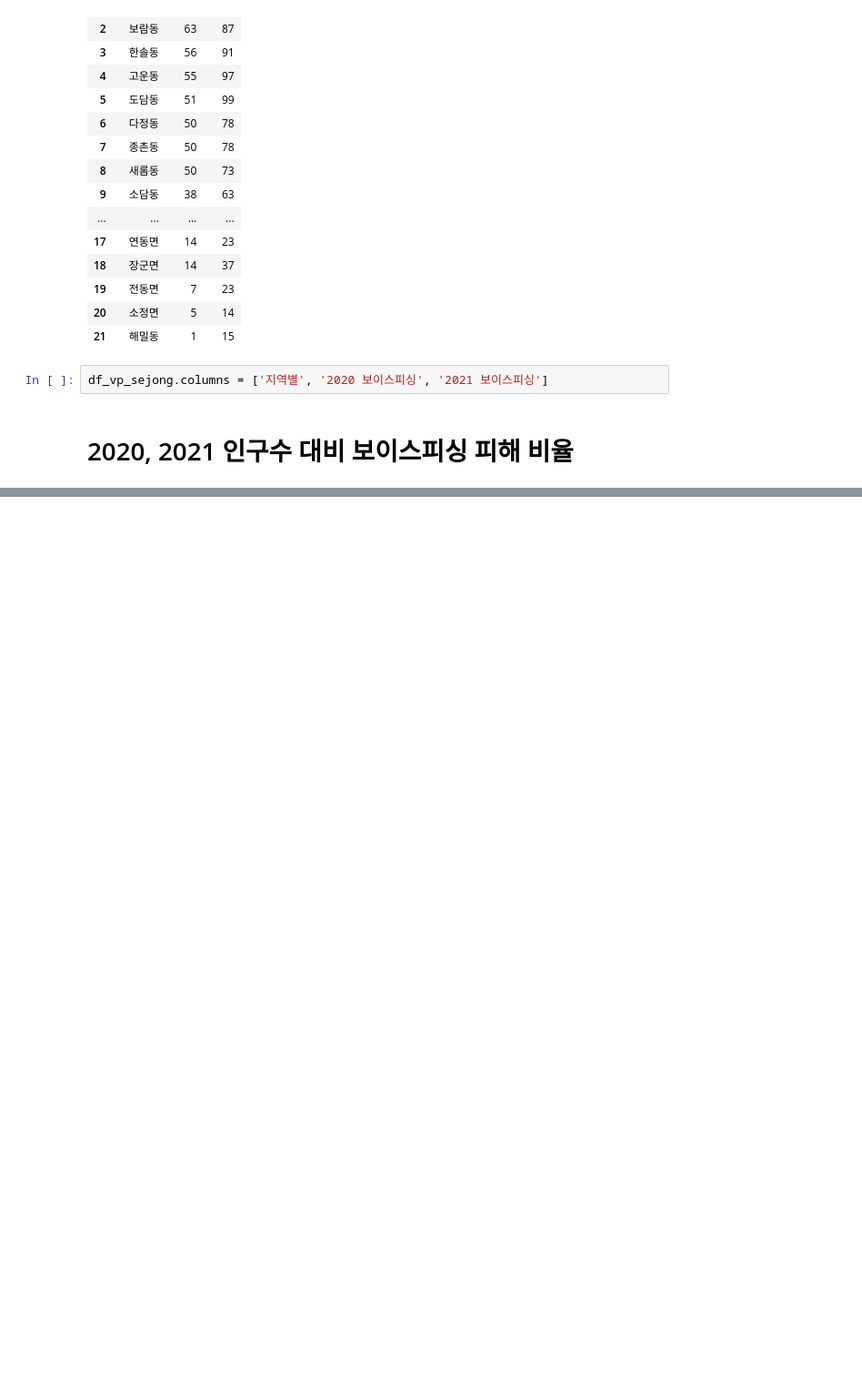
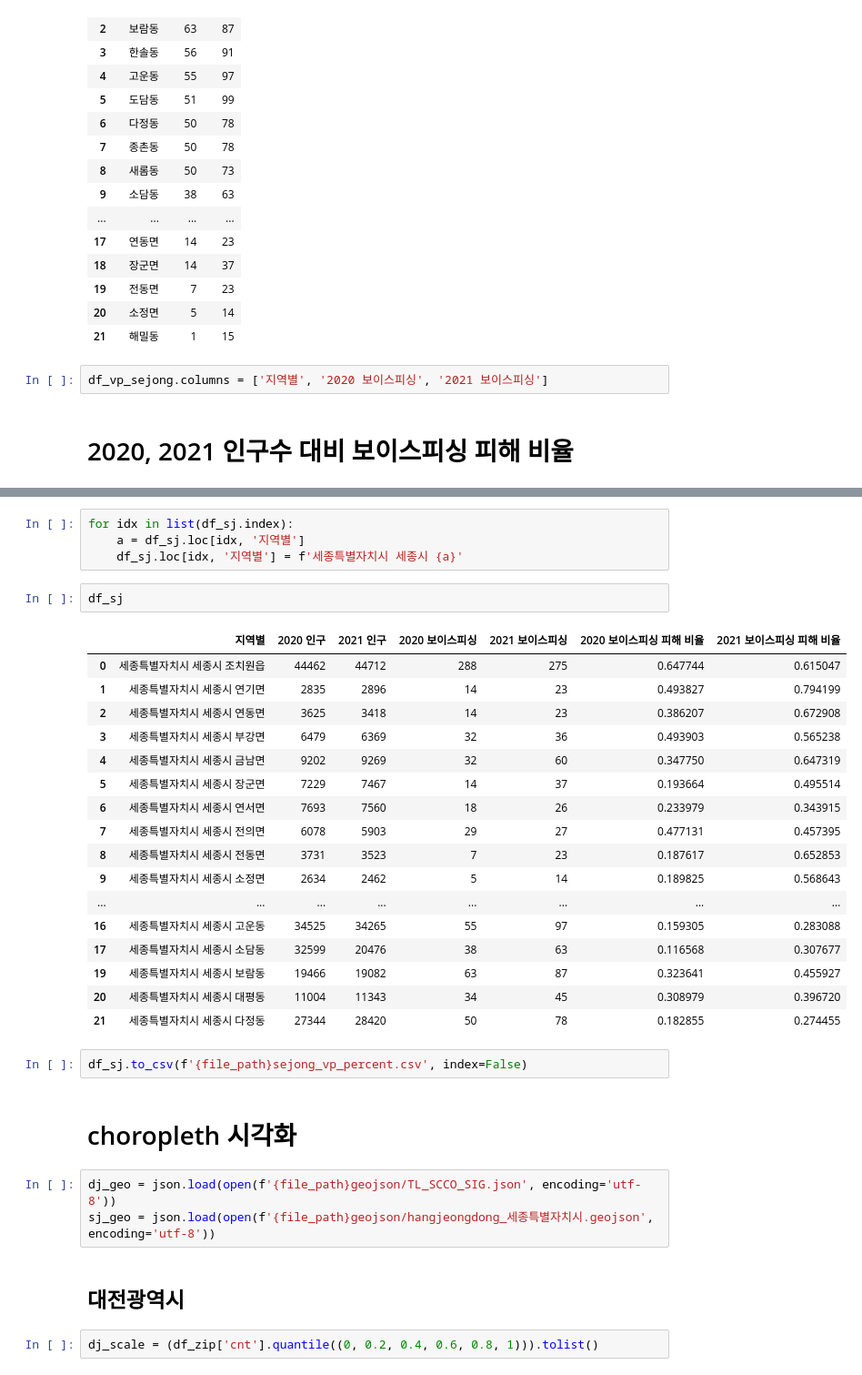
Before and after one commit to slee-02/1986-policing-data, a Jupyter notebook: data_analysis.ipynb, the cells around one changed output, grey strips where cells are left out. Shown: that part at 91% size. Saved outputs shown, nothing was run; the diff lists cells and outputs as text; blank space fills up the shorter version.

```diff
--- a/data_analysis.ipynb
+++ b/data_analysis.ipynb
@@ -232,0 +345,35 @@ df_vp_sejong.columns = ['지역별', '2020 보이스피싱', '2021 보이스피
+# %%
+for idx in list(df_sj.index):
+    a = df_sj.loc[idx, '지역별']
+    df_sj.loc[idx, '지역별'] = f'세종특별자치시 세종시 {a}'
+# %%
+df_sj
+# %% [output]
+|  | 지역별 | 2020 인구 | 2021 인구 | 2020 보이스피싱 | 2021 보이스피싱 | 2020 보이스피싱 피해 비율 | 2021 보이스피싱 피해 비율 |
+| 0 | 세종특별자치시 세종시 조치원읍 | 44462 | 44712 | 288 | 275 | 0.647744 | 0.615047 |
+| 1 | 세종특별자치시 세종시 연기면 | 2835 | 2896 | 14 | 23 | 0.493827 | 0.794199 |
+| 2 | 세종특별자치시 세종시 연동면 | 3625 | 3418 | 14 | 23 | 0.386207 | 0.672908 |
+| 3 | 세종특별자치시 세종시 부강면 | 6479 | 6369 | 32 | 36 | 0.493903 | 0.565238 |
+| 4 | 세종특별자치시 세종시 금남면 | 9202 | 9269 | 32 | 60 | 0.347750 | 0.647319 |
+| 5 | 세종특별자치시 세종시 장군면 | 7229 | 7467 | 14 | 37 | 0.193664 | 0.495514 |
+| 6 | 세종특별자치시 세종시 연서면 | 7693 | 7560 | 18 | 26 | 0.233979 | 0.343915 |
+| 7 | 세종특별자치시 세종시 전의면 | 6078 | 5903 | 29 | 27 | 0.477131 | 0.457395 |
+| 8 | 세종특별자치시 세종시 전동면 | 3731 | 3523 | 7 | 23 | 0.187617 | 0.652853 |
+| 9 | 세종특별자치시 세종시 소정면 | 2634 | 2462 | 5 | 14 | 0.189825 | 0.568643 |
+| ... | ... | ... | ... | ... | ... | ... | ... |
+| 16 | 세종특별자치시 세종시 고운동 | 34525 | 34265 | 55 | 97 | 0.159305 | 0.283088 |
+| 17 | 세종특별자치시 세종시 소담동 | 32599 | 20476 | 38 | 63 | 0.116568 | 0.307677 |
+| 19 | 세종특별자치시 세종시 보람동 | 19466 | 19082 | 63 | 87 | 0.323641 | 0.455927 |
+| 20 | 세종특별자치시 세종시 대평동 | 11004 | 11343 | 34 | 45 | 0.308979 | 0.396720 |
+| 21 | 세종특별자치시 세종시 다정동 | 27344 | 28420 | 50 | 78 | 0.182855 | 0.274455 |
+# %%
+df_sj.to_csv(f'{file_path}sejong_vp_percent.csv', index=False)
+# %% [markdown]
+# choropleth 시각화
+# %%
+dj_geo = json.load(open(f'{file_path}geojson/TL_SCCO_SIG.json', encoding='utf-8'))
+sj_geo = json.load(open(f'{file_path}geojson/hangjeongdong_세종특별자치시.geojson', encoding='utf-8'))
+# %% [markdown]
+## 대전광역시
+# %%
+dj_scale = (df_zip['cnt'].quantile((0, 0.2, 0.4, 0.6, 0.8, 1))).tolist()
```
Also changed, not shown: parts of 24 cells of this notebook, 9 other files.
